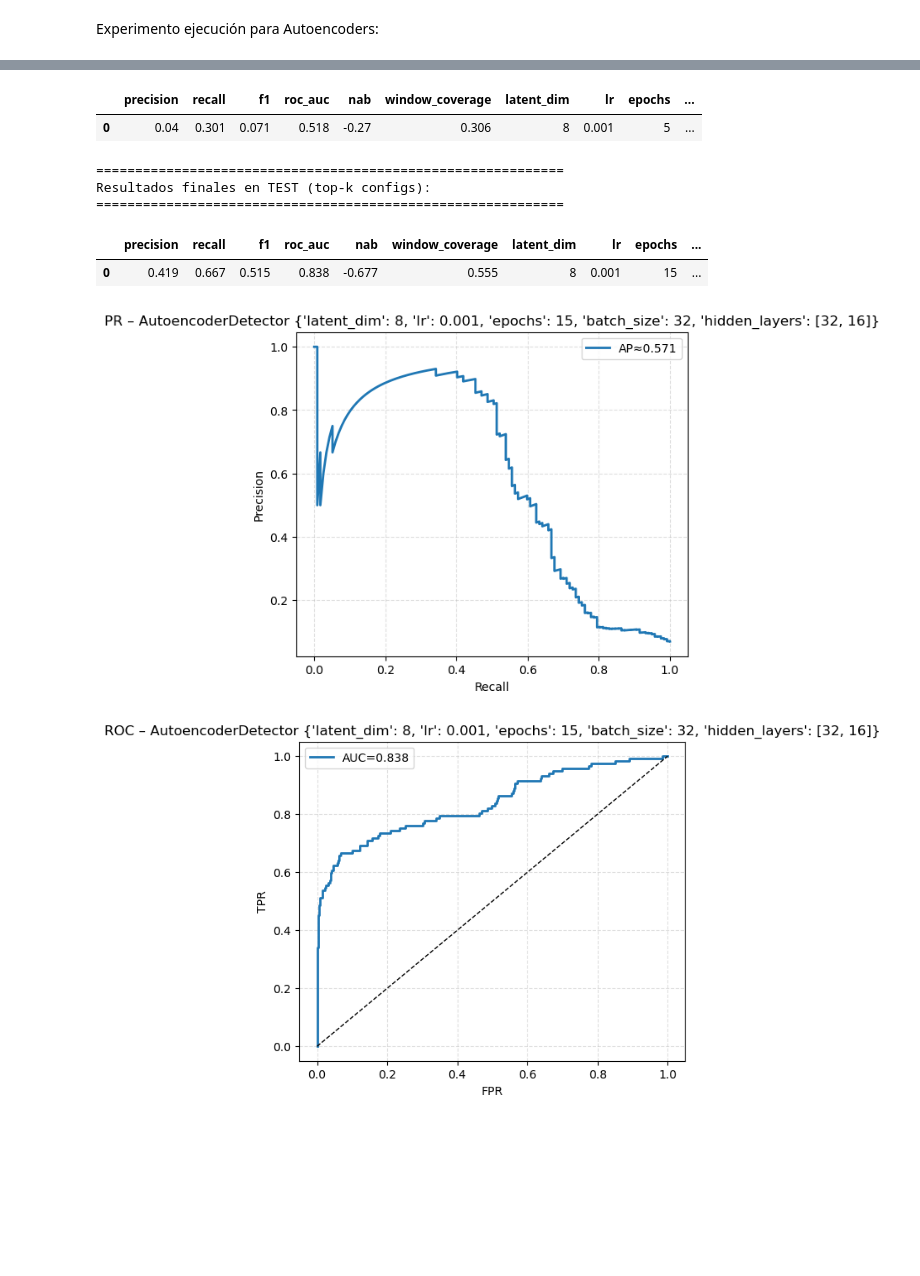
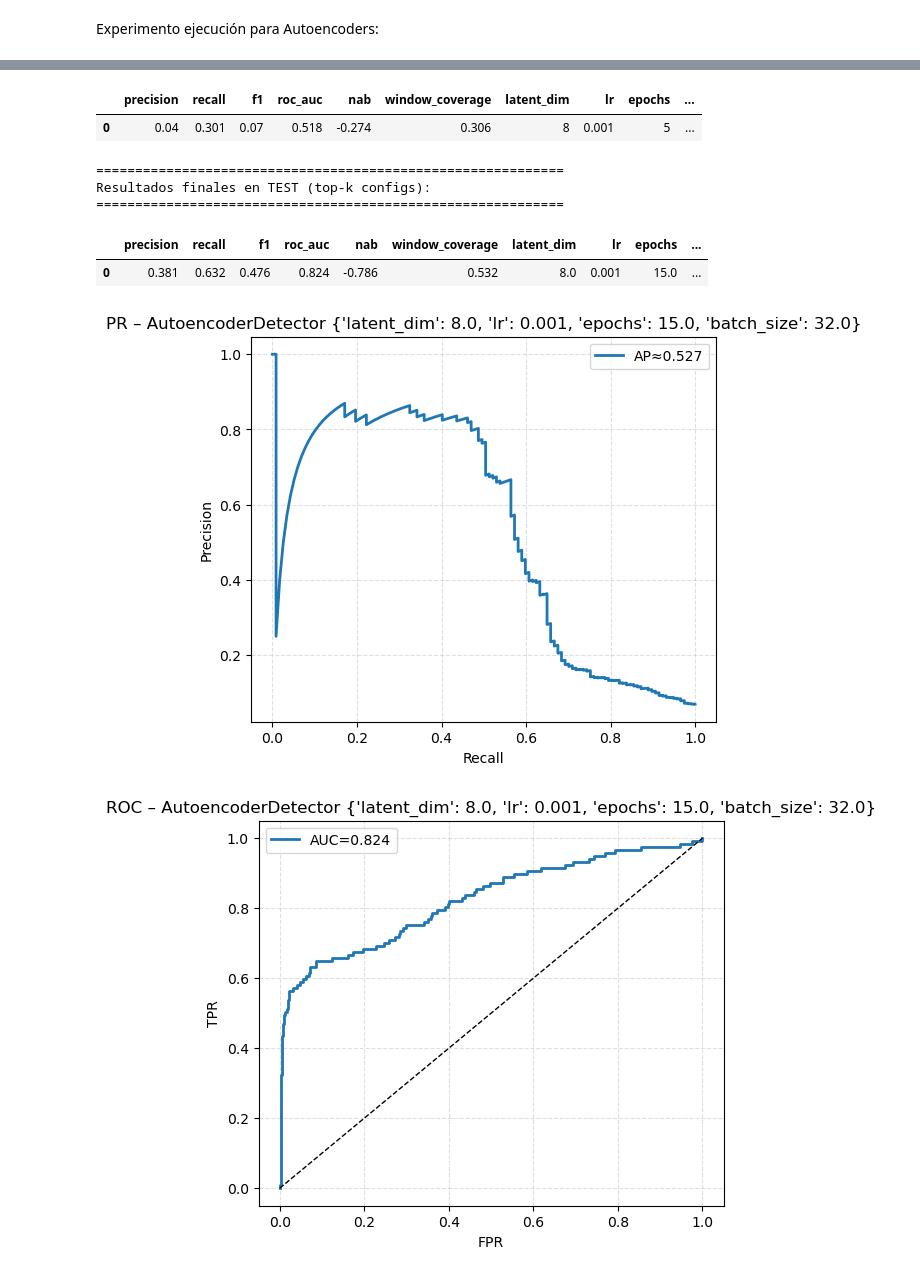
Before and after one commit to PabloAC04/MDF-ANOMALY-DETECTION, a Jupyter notebook: 08_autoencoders.ipynb, the cells around one changed output, grey strips where cells are left out. Drawn from its saved outputs; the diff is of its cells as text; code cells hidden in the pictures; blank space fills up the shorter version.

```diff
--- a/08_autoencoders.ipynb
+++ b/08_autoencoders.ipynb
@@ -311,8 +311,7 @@ param_grid = {
     "latent_dim": [8],
     "lr": [1e-3],
     "epochs": [5],
-    "batch_size": [32],
-    "hidden_layers": [[32, 16]],   # nuevas capas ocultas
+    "batch_size": [32]
 }
 
 from modelos.AutoencoderDetector import AutoencoderDetector
@@ -355,12 +347,12 @@ bokeh.protocol.exceptions.ProtocolError: Token is expired. Configure the app wit
 ============================================================
 Top 5 configuraciones (ordenadas por nab en validación):
 ============================================================
 |  | precision | recall | f1 | roc_auc | nab | window_coverage | latent_dim | lr | epochs | ... |
-| 0 | 0.04 | 0.301 | 0.071 | 0.518 | -0.27 | 0.306 | 8 | 0.001 | 5 | ... |
+| 0 | 0.04 | 0.301 | 0.07 | 0.518 | -0.274 | 0.306 | 8 | 0.001 | 5 | ... |
 ============================================================
 Resultados finales en TEST (top-k configs):
 ============================================================
 |  | precision | recall | f1 | roc_auc | nab | window_coverage | latent_dim | lr | epochs | ... |
-| 0 | 0.419 | 0.667 | 0.515 | 0.838 | -0.677 | 0.555 | 8 | 0.001 | 15 | ... |
+| 0 | 0.381 | 0.632 | 0.476 | 0.824 | -0.786 | 0.532 | 8.0 | 0.001 | 15.0 | ... |
-[figure, old version]
+[figure, new version]
-[figure, old version]
+[figure, new version]
```
Also changed, not shown: parts of 1 cell of this notebook, 5 other files.
